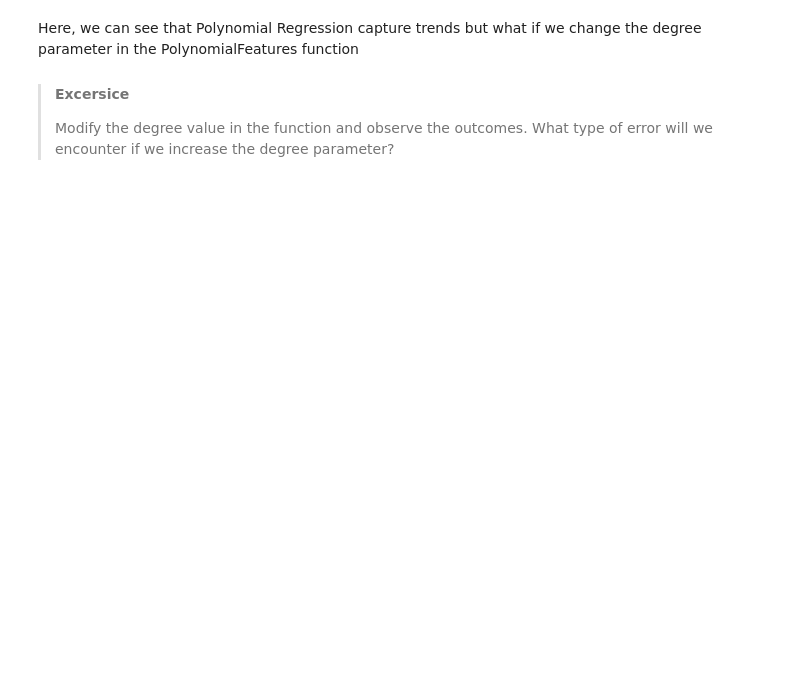
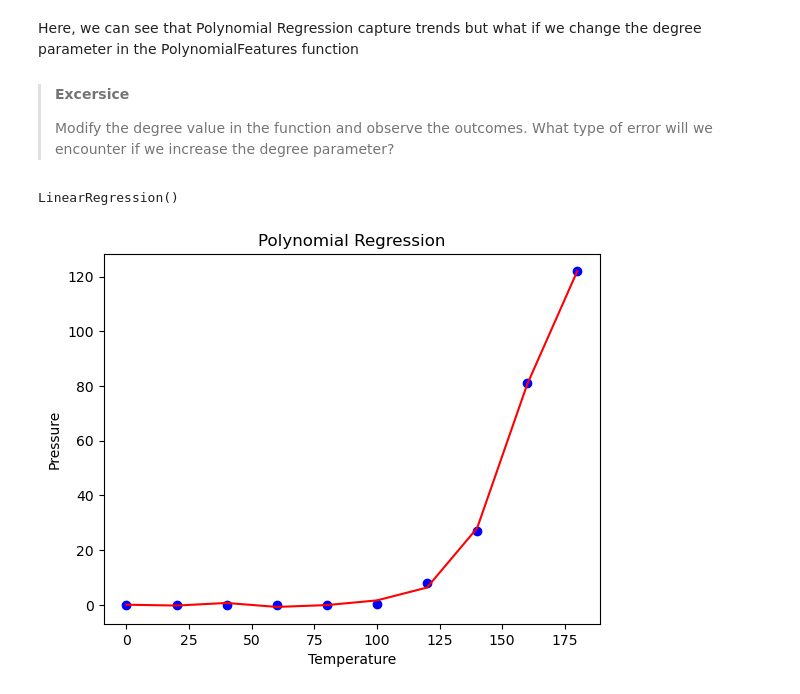
Before and after one commit to yflax/supervised-learning, a Jupyter notebook: Polynomial Regression - Tutorial.ipynb, the cells around one changed output. Drawn from its saved outputs; the diff is of its cells as text; code cells hidden in the pictures; blank space fills up the shorter version.

```diff
--- a/Polynomial Regression - Tutorial.ipynb
+++ b/Polynomial Regression - Tutorial.ipynb
@@ -79,3 +79,25 @@ Here, we can see that Polynomial Regression capture trends but what if we change
 
 > #### Excersice
 > Modify the degree value in the function and observe the outcomes. What type of error will we encounter if we increase the degree parameter?
+# %%
+
+poly = PolynomialFeatures(degree = 7)
+X_poly = poly.fit_transform(X)
+
+poly.fit(X_poly, y)
+lin2 = LinearRegression()
+lin2.fit(X_poly, y)
+# %% [output]
+LinearRegression()
+# %%
+# Visualising the Polynomial Regression results
+plt.scatter(X, y, color = 'blue')
+
+plt.plot(X, lin2.predict(poly.fit_transform(X)), color = 'red')
+plt.title('Polynomial Regression')
+plt.xlabel('Temperature')
+plt.ylabel('Pressure')
+
+plt.show()
+# %% [output]
+[figure, added]
```
Also changed, not shown: parts of 2 cells of this notebook, 3 other files.
